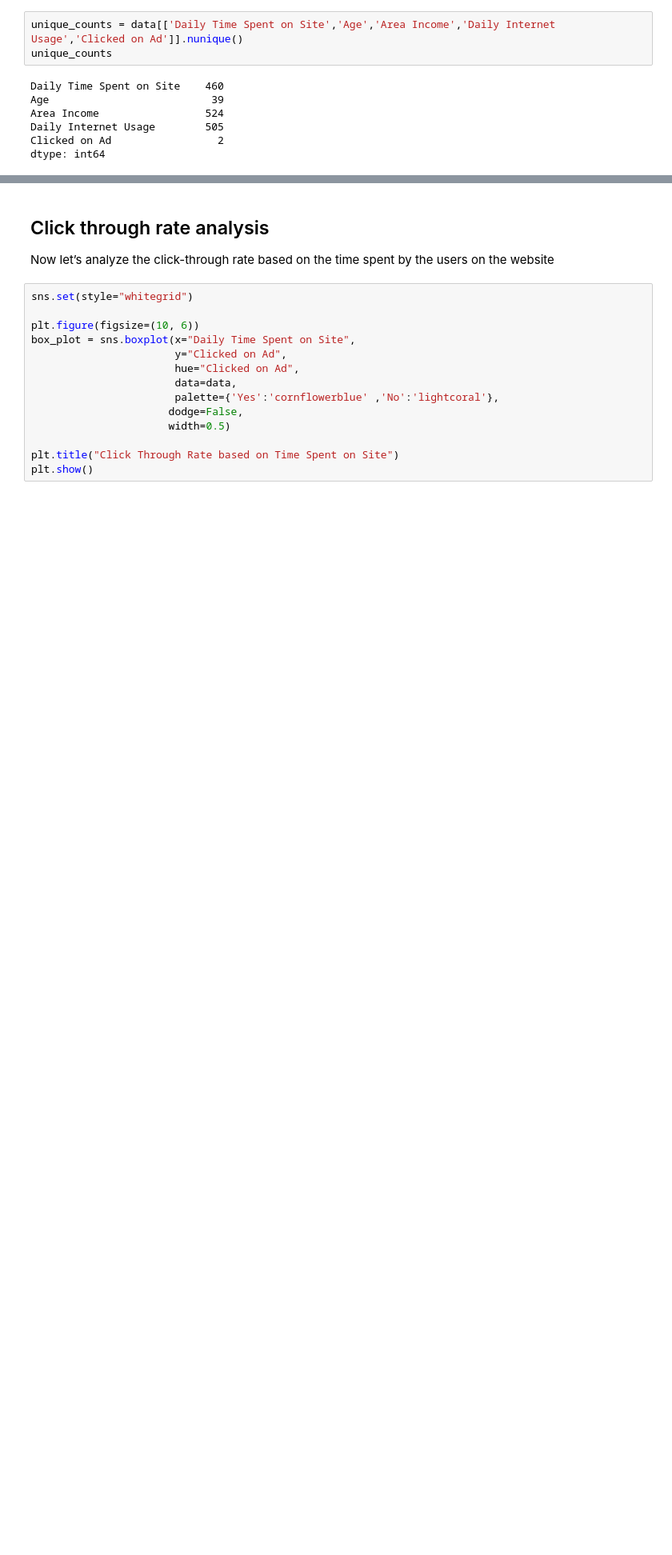
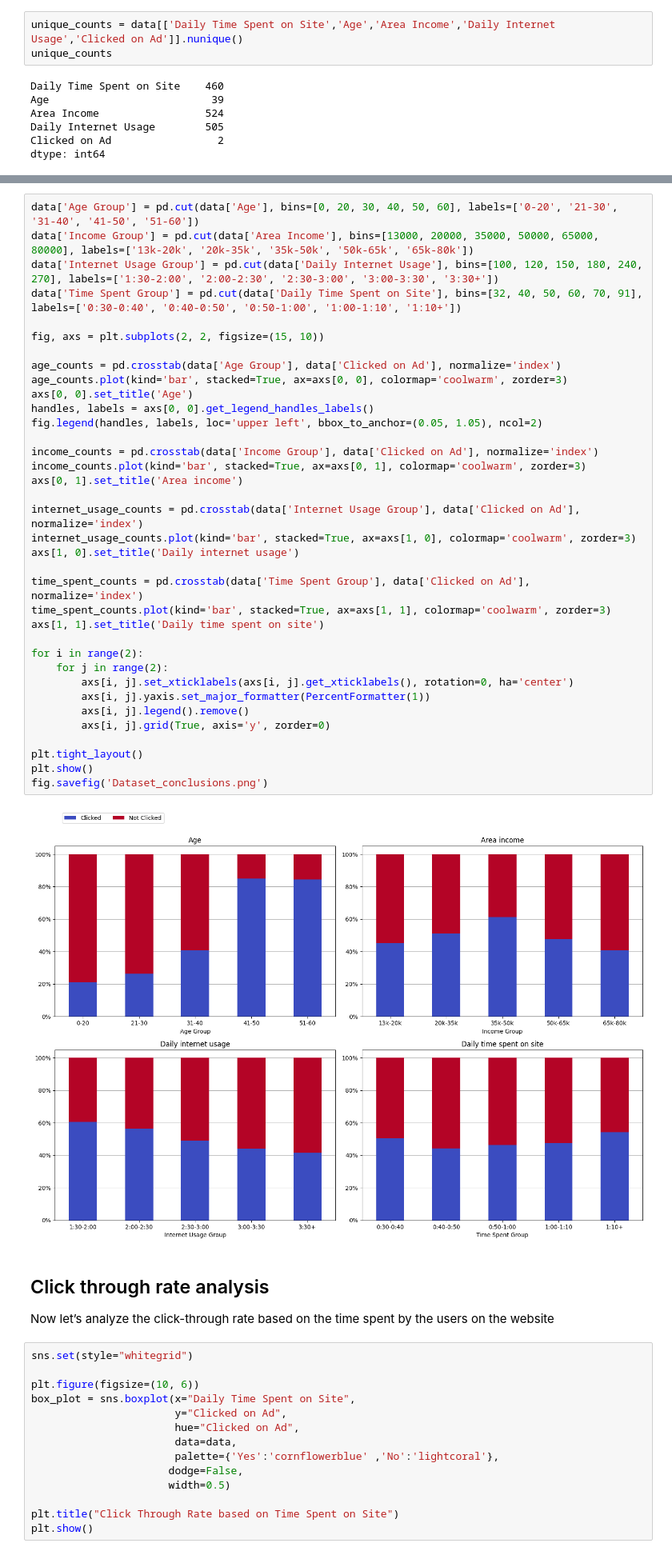
Before and after one commit to JesusRamosCognizant/Project-II, a Jupyter notebook: AdsCTR.ipynb, the cells around one changed output, grey strips where cells are left out. Shown: that part at 80% size. Cells and saved outputs as stored; diff of their text form; blank space fills up the shorter version.

```diff
--- a/AdsCTR.ipynb
+++ b/AdsCTR.ipynb
@@ -114,3 +154,41 @@ data["Clicked on Ad"] = data["Clicked on Ad"].map({0: "No", 1: "Yes"})
+# %%
+data['Age Group'] = pd.cut(data['Age'], bins=[0, 20, 30, 40, 50, 60], labels=['0-20', '21-30', '31-40', '41-50', '51-60'])
+data['Income Group'] = pd.cut(data['Area Income'], bins=[13000, 20000, 35000, 50000, 65000, 80000], labels=['13k-20k', '20k-35k', '35k-50k', '50k-65k', '65k-80k'])
+data['Internet Usage Group'] = pd.cut(data['Daily Internet Usage'], bins=[100, 120, 150, 180, 240, 270], labels=['1:30-2:00', '2:00-2:30', '2:30-3:00', '3:00-3:30', '3:30+'])
+data['Time Spent Group'] = pd.cut(data['Daily Time Spent on Site'], bins=[32, 40, 50, 60, 70, 91], labels=['0:30-0:40', '0:40-0:50', '0:50-1:00', '1:00-1:10', '1:10+'])
+
+fig, axs = plt.subplots(2, 2, figsize=(15, 10))
+
+age_counts = pd.crosstab(data['Age Group'], data['Clicked on Ad'], normalize='index')
+age_counts.plot(kind='bar', stacked=True, ax=axs[0, 0], colormap='coolwarm', zorder=3)
+axs[0, 0].set_title('Age')
+handles, labels = axs[0, 0].get_legend_handles_labels()
+fig.legend(handles, labels, loc='upper left', bbox_to_anchor=(0.05, 1.05), ncol=2)
+
+income_counts = pd.crosstab(data['Income Group'], data['Clicked on Ad'], normalize='index')
+income_counts.plot(kind='bar', stacked=True, ax=axs[0, 1], colormap='coolwarm', zorder=3)
+axs[0, 1].set_title('Area income')
+
+internet_usage_counts = pd.crosstab(data['Internet Usage Group'], data['Clicked on Ad'], normalize='index')
+internet_usage_counts.plot(kind='bar', stacked=True, ax=axs[1, 0], colormap='coolwarm', zorder=3)
+axs[1, 0].set_title('Daily internet usage')
+
+time_spent_counts = pd.crosstab(data['Time Spent Group'], data['Clicked on Ad'], normalize='index')
+time_spent_counts.plot(kind='bar', stacked=True, ax=axs[1, 1], colormap='coolwarm', zorder=3)
+axs[1, 1].set_title('Daily time spent on site')
+
+for i in range(2):
+    for j in range(2):
+        axs[i, j].set_xticklabels(axs[i, j].get_xticklabels(), rotation=0, ha='center')
+        axs[i, j].yaxis.set_major_formatter(PercentFormatter(1))
+        axs[i, j].legend().remove()
+        axs[i, j].grid(True, axis='y', zorder=0)
+
+plt.tight_layout()
+plt.show()
+fig.savefig('Dataset_conclusions.png')
+# %% [output]
+[figure, added]
 # %% [markdown]
 ## Click through rate analysis
 
```
Also changed, not shown: parts of 7 cells of this notebook.
